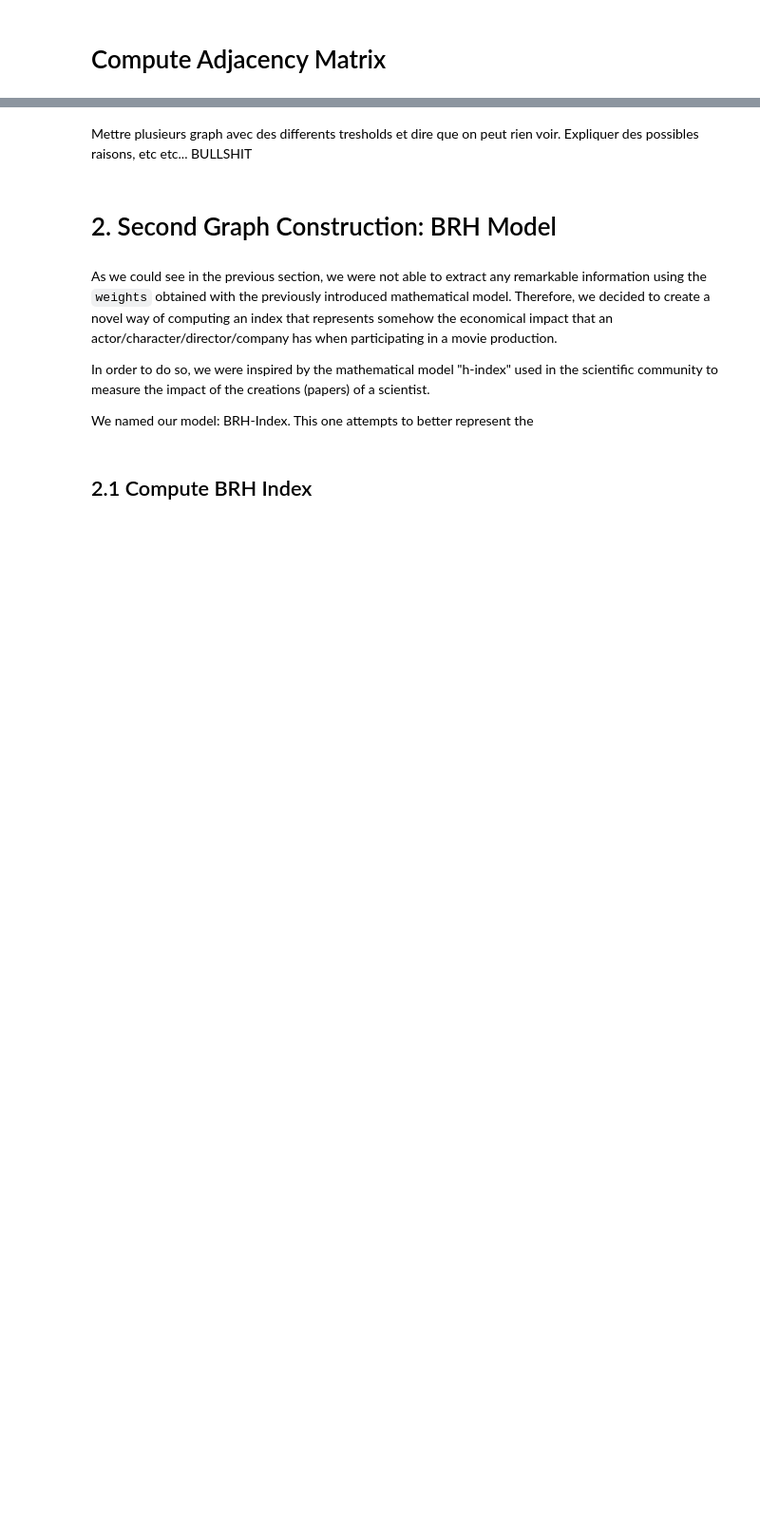
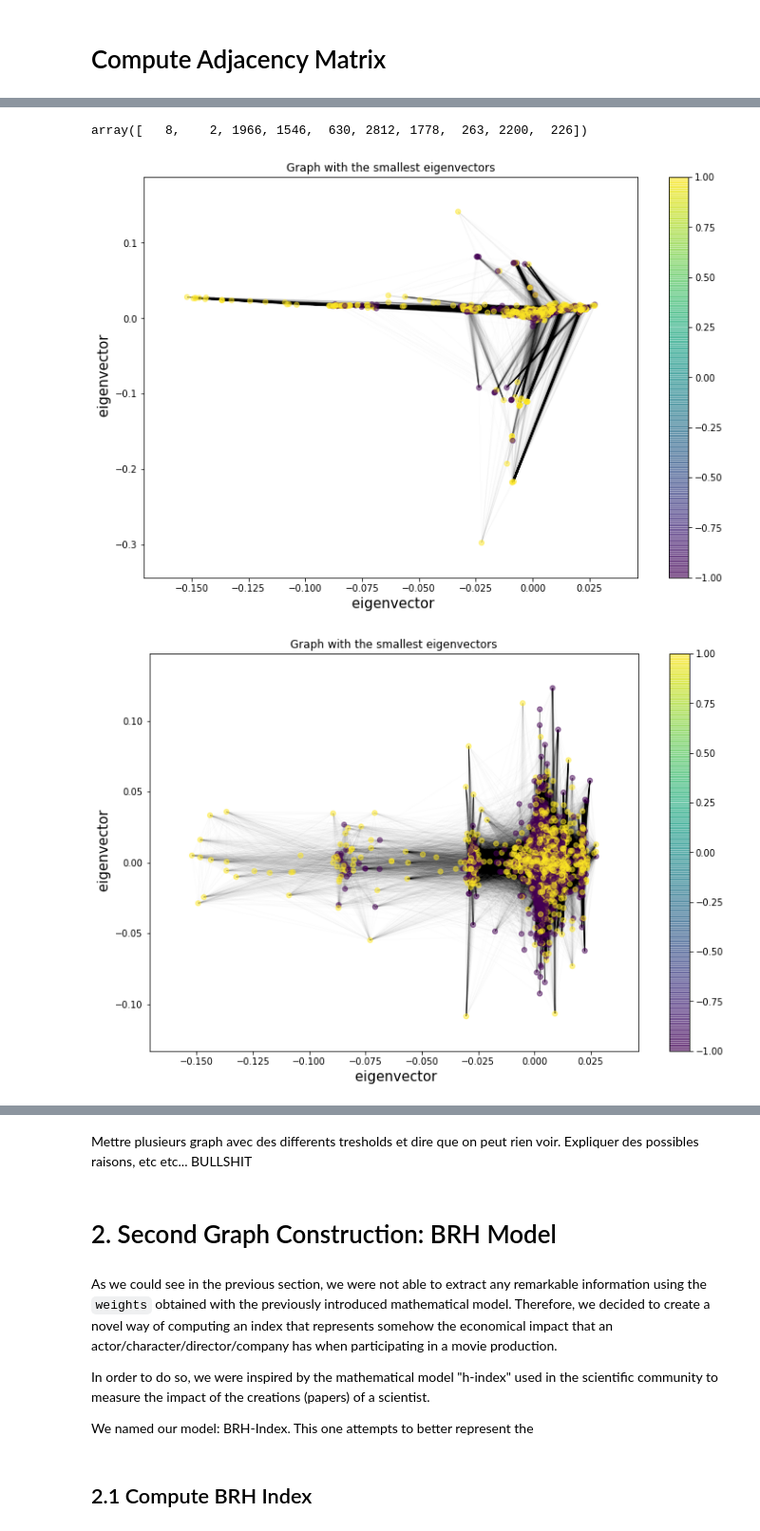
Before and after one commit to rocari96/NTDS-project, a Jupyter notebook: notebook.ipynb, the cells around one changed output, grey strips where cells are left out. Shown at 95% size. Cells and saved outputs as stored; diff of their text form; code cells hidden in the pictures; blank space fills up the shorter version.

Commit message:
Add BRH data and correct small errors in functions

```diff
--- a/notebook.ipynb
+++ b/notebook.ipynb
@@ -158,7 +158,7 @@ earning_movies[earning_movies['feature'] == 'Christopher Nolan']
 # %%
 def compute_features_weight(movies, data_type):
     try:
-        features = pd.read_csv('features_' + data_type + '.csv')
+        features = pd.read_csv(data_path + 'features_' + data_type + '.csv')
     except FileNotFoundError:
         # Create the features table with their weights associated weights (set to 0).
         features = set(movies['features'].sum())
@@ -209,4 +218,4 @@ def compute_adjacency(name, model):
 # %%
 n_nodes = len(movies)
 
-adjacency = compute_adjacency('adjacency', 'weight')
+adjacency = compute_adjacency('adjacency.npy', 'weight')
@@ -406,7 +436,7 @@ degree_biggest_component= np.sum(bc_nparray, axis=0)
 N = n_nodes_bc  # number of nodes
 E = np.sum(bc_nparray > 0)  # number of edges (non-zero entries of A)
 
-gradientsparse_gradient, sparse_laplacian = compute_gradient('gradient.npz', bc_nparray, degree_biggest_component, N, E)
+sparse_gradient, sparse_laplacian = compute_gradient_laplacian('gradient.npz', bc_nparray, degree_biggest_component, N, E)
 # %%
 eigenvalues, eigenvectors = np.linalg.eigh(sparse_laplacian.toarray())
 e = eigenvalues
@@ -471,13 +508,19 @@ plt.stem(gft_abs)
 # %%
-index_eig = gft.argsort()[-10:][::-1]
+index_eig = gft_abs.argsort()[-10:][::-1]
+index_eig
+# %% [output]
+array([   8,    2, 1966, 1546,  630, 2812, 1778,  263, 2200,  226])
 # %%
-for i in range(4):
-    for j in range(i+1,4):
+for i in range(3):
+    for j in range(i+1,3):
         plt.figure(figsize=(12,8))
         coords = U_norm[:,[index_eig[i], index_eig[j]]]
         nx_nodes = nx.draw_networkx_nodes(G, coords,alpha=0.5 ,node_size=29, node_color=labels_bc)
         nx.draw_networkx_edges(G, coords, alpha=0.01)
         plt.title('Graph with the smallest eigenvectors')
         plt.xlabel(' eigenvector', fontsize=15);
         plt.ylabel(' eigenvector', fontsize=15);
         plt.colorbar(nx_nodes);
+# %% [output]
+[figure, added]
+[figure, added]
```
Also changed, not shown: parts of 38 cells of this notebook, 9 other files.
